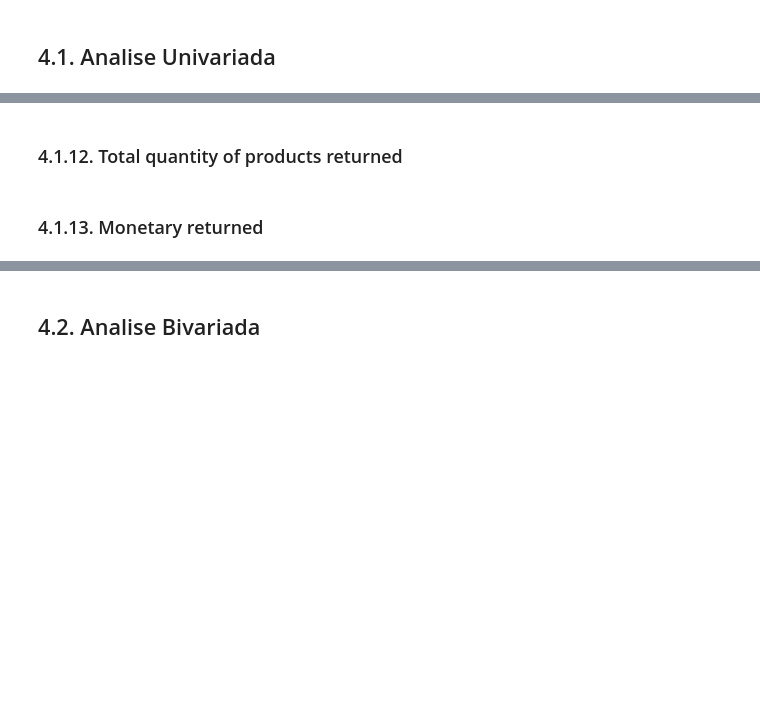
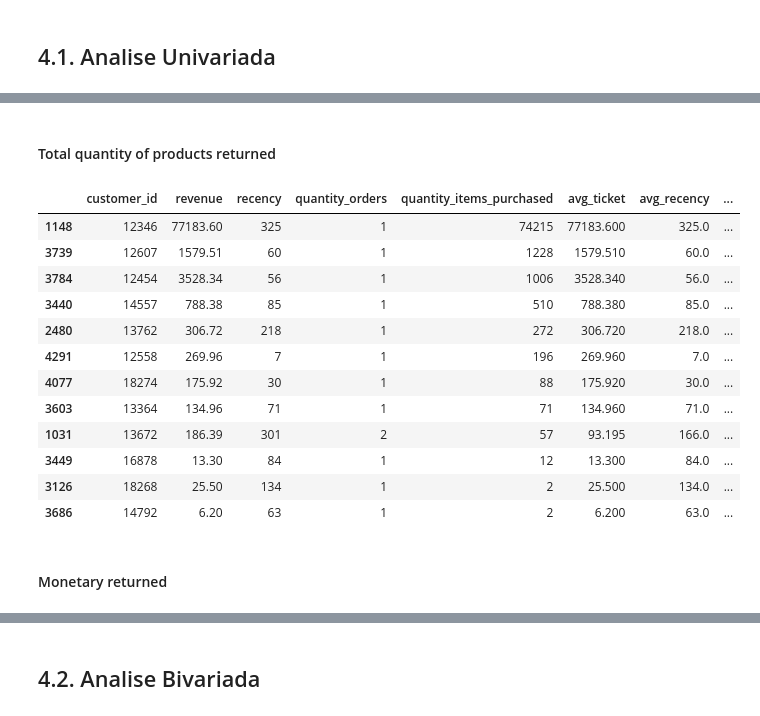
Before and after one commit to miguelzph/clustering_clients, a Jupyter notebook: notebooks/c07_loyalty_program_models_performance.ipynb, the cells around one changed output, grey strips where cells are left out. Saved outputs shown, nothing was run; the diff lists cells and outputs as text; code cells hidden in the pictures; blank space fills up the shorter version.

```diff
--- a/notebooks/c07_loyalty_program_models_performance.ipynb
+++ b/notebooks/c07_loyalty_program_models_performance.ipynb
@@ -372,6 +372,9 @@ Name: country, dtype: float64
 # 2.0. PASSO 02 - FILTRAGEM DE VARIÁVEIS
 # %%
 df2 = df1.copy()
+# %%
+### Removing Customers ###
+df2 = df2[~df2['customer_id'].isin([12346, 16446])] # praticamente devolveu tudo que comprou + de 70_000 produtos
 # %%
 ### Categorical Attibutes ###
 # stock code != ['POST', 'D', 'M', 'DOT', 'CRUK']
@@ -643,4 +657,21 @@ df4[df4['avg_ticket'] > 15000]
 # %% [markdown]
-### 4.1.12. Total quantity of products returned
+#### Total quantity of products returned
+# %%
+df4[df4['quantity_items_returned'] == df4['quantity_items_purchased']].sort_values('quantity_items_returned', ascending=False)
+# maybe something to look and remove in future
+# %% [output]
+|  | customer_id | revenue | recency | quantity_orders | quantity_items_purchased | avg_ticket | avg_recency | ... |
+| 1148 | 12346 | 77183.60 | 325 | 1 | 74215 | 77183.600 | 325.0 | ... |
+| 3739 | 12607 | 1579.51 | 60 | 1 | 1228 | 1579.510 | 60.0 | ... |
+| 3784 | 12454 | 3528.34 | 56 | 1 | 1006 | 3528.340 | 56.0 | ... |
+| 3440 | 14557 | 788.38 | 85 | 1 | 510 | 788.380 | 85.0 | ... |
+| 2480 | 13762 | 306.72 | 218 | 1 | 272 | 306.720 | 218.0 | ... |
+| 4291 | 12558 | 269.96 | 7 | 1 | 196 | 269.960 | 7.0 | ... |
+| 4077 | 18274 | 175.92 | 30 | 1 | 88 | 175.920 | 30.0 | ... |
+| 3603 | 13364 | 134.96 | 71 | 1 | 71 | 134.960 | 71.0 | ... |
+| 1031 | 13672 | 186.39 | 301 | 2 | 57 | 93.195 | 166.0 | ... |
+| 3449 | 16878 | 13.30 | 84 | 1 | 12 | 13.300 | 84.0 | ... |
+| 3126 | 18268 | 25.50 | 134 | 1 | 2 | 25.500 | 134.0 | ... |
+| 3686 | 14792 | 6.20 | 63 | 1 | 2 | 6.200 | 63.0 | ... |
 # %% [markdown]
-### 4.1.13. Monetary returned
+#### Monetary returned
```
Also changed, not shown: parts of 45 cells of this notebook, 2 other files.
